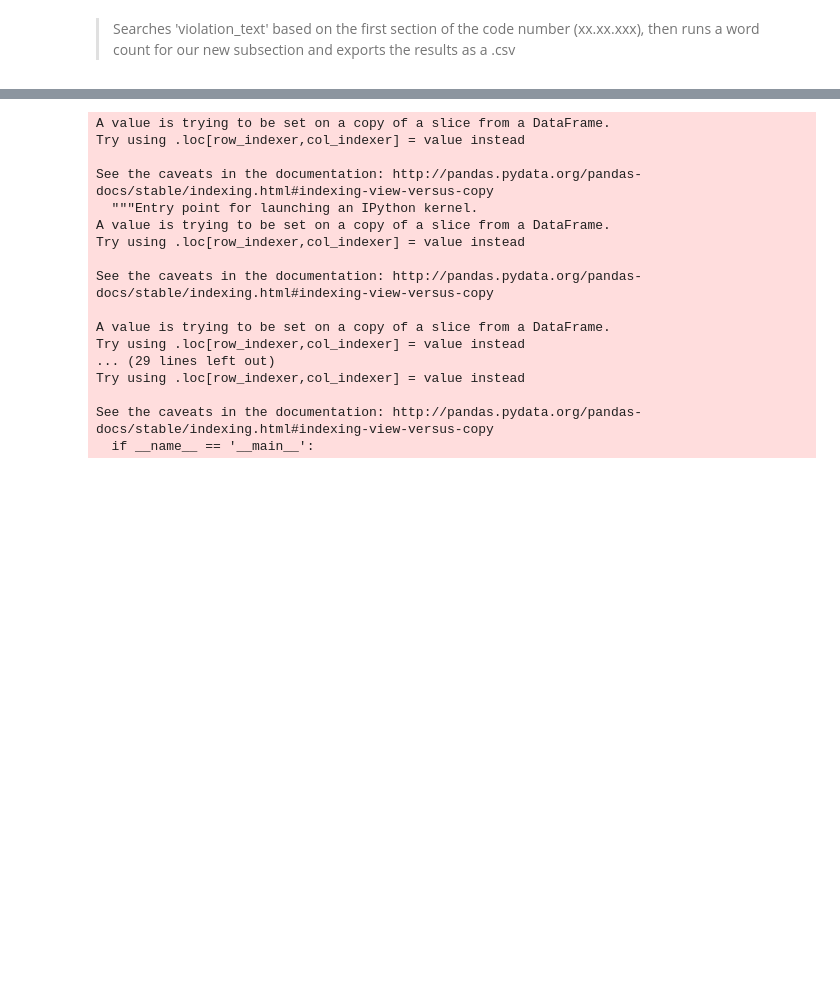
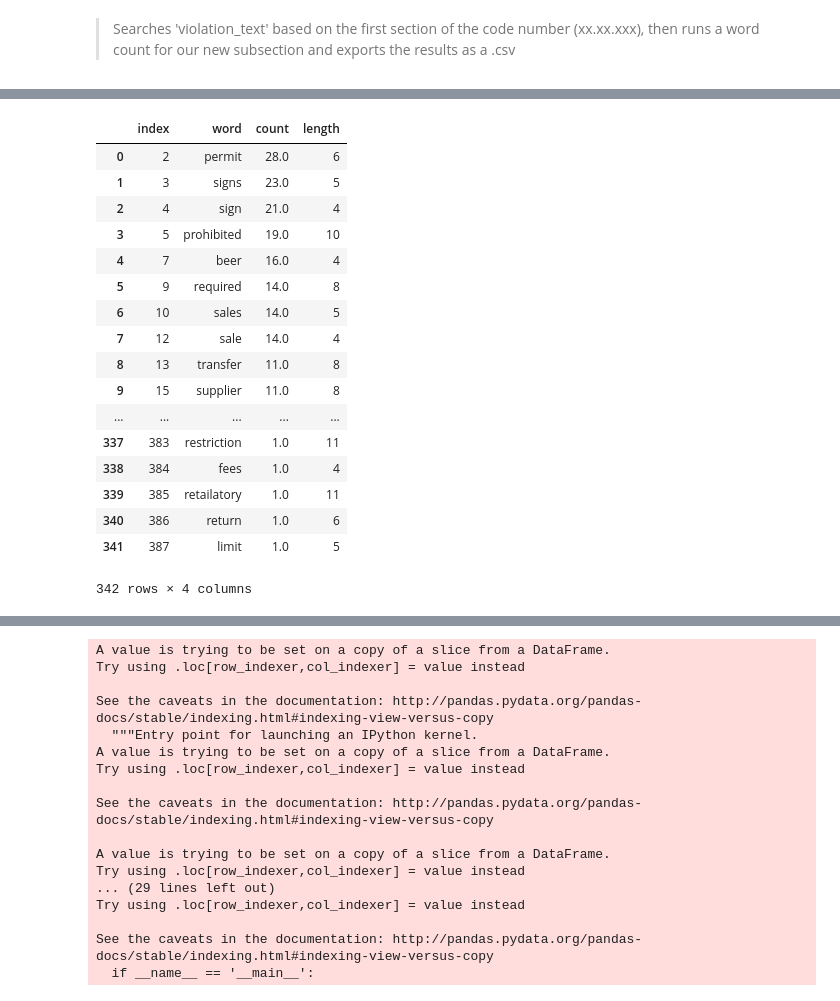
Before and after one commit to shrutijalewar/data-question-2-xtreme-united, a Jupyter notebook: DataQuestion2.ipynb, the cells around one changed output, grey strips where cells are left out. Drawn from its saved outputs; the diff is of its cells as text; code cells hidden in the pictures; blank space fills up the shorter version.

```diff
--- a/DataQuestion2.ipynb
+++ b/DataQuestion2.ipynb
@@ -195,26 +242,45 @@ t6_count.to_csv("/Users/Justin/GIT/data-question-2/t6_count.csv")
 # %%
 ## 7.xx.xxx
 
 bool7 = clean_data['VIOLATION_TEXT'].str.contains(str('7.\d{1,3}.\d{,3}'))
 viol7_df = clean_data[bool7== True]
 viol7_df.head(20)
 
 text_7 = viol7_df['VIOLATION_DESC'].astype(str)
 text_7 = text_7.str.lower()
 
 t7_vi_count = text_7.apply(lambda x: pd.value_counts(x.split(" "))).sum(axis = 0)
 
 t7_vi_count = t7_vi_count.sort_values(ascending = False)
 
 t7_vi_count = t7_vi_count.reset_index()
 t7_vi_count.columns = ['word','count']
 
 t7_vi_count['length'] = t7_vi_count.word.str.len()
 t7_bool = t7_vi_count['length'] > 3
 t7_count = t7_vi_count[t7_bool == True]
 t7_count.reset_index()
 
-t7_count.to_csv("/Users/Justin/GIT/data-question-2/t7_count.csv")
+#t7_count.to_csv("/Users/Justin/GIT/data-question-2/t7_count.csv")
+# %% [output]
+|  | index | word | count | length |
+| 0 | 2 | permit | 28.0 | 6 |
+| 1 | 3 | signs | 23.0 | 5 |
+| 2 | 4 | sign | 21.0 | 4 |
+| 3 | 5 | prohibited | 19.0 | 10 |
+| 4 | 7 | beer | 16.0 | 4 |
+| 5 | 9 | required | 14.0 | 8 |
+| 6 | 10 | sales | 14.0 | 5 |
+| 7 | 12 | sale | 14.0 | 4 |
+| 8 | 13 | transfer | 11.0 | 8 |
+| 9 | 15 | supplier | 11.0 | 8 |
+| ... | ... | ... | ... | ... |
+| 337 | 383 | restriction | 1.0 | 11 |
+| 338 | 384 | fees | 1.0 | 4 |
+| 339 | 385 | retailatory | 1.0 | 11 |
+| 340 | 386 | return | 1.0 | 6 |
+| 341 | 387 | limit | 1.0 | 5 |
+342 rows × 4 columns
 # %%
 ## 8.xx.xxx
 
```
Also changed, not shown: parts of 16 cells of this notebook.
